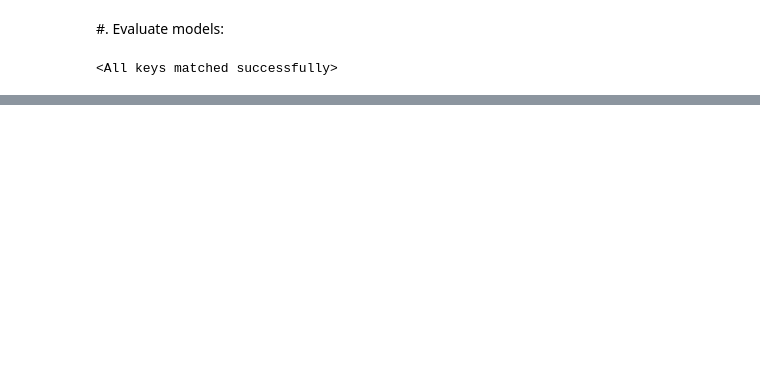
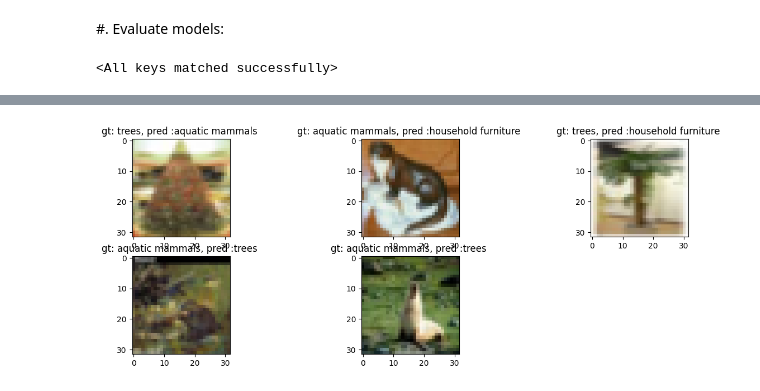
Before and after one commit to VincentCsNv/SPARKS, a Jupyter notebook: Classification_CIFAR/classif_main.ipynb, the cells around one changed output, grey strips where cells are left out. Drawn from its saved outputs; the diff is of its cells as text; code cells hidden in the pictures; blank space fills up the shorter version.

```diff
--- a/Classification_CIFAR/classif_main.ipynb
+++ b/Classification_CIFAR/classif_main.ipynb
@@ -537,0 +565,15 @@ array([], dtype=object)
+# %%
+#List all wrong predictions
+check_predict = np.equal(all_predictions,all_labels)
+idx_false = np.where(check_predict == False)[0]
+
+plt.figure(figsize=(15,5))
+for i in range(5):
+
+  #Observe some wrong predictions.
+  idx_wrong = np.random.choice(idx_false)
+  img,label = testset[idx_wrong]
+  plt.subplot(2,3,i+1)
+  pred = predict_and_show(img,label,model_eval)
+# %% [output]
+[figure, added]
```
Also changed, not shown: parts of 20 cells of this notebook.
